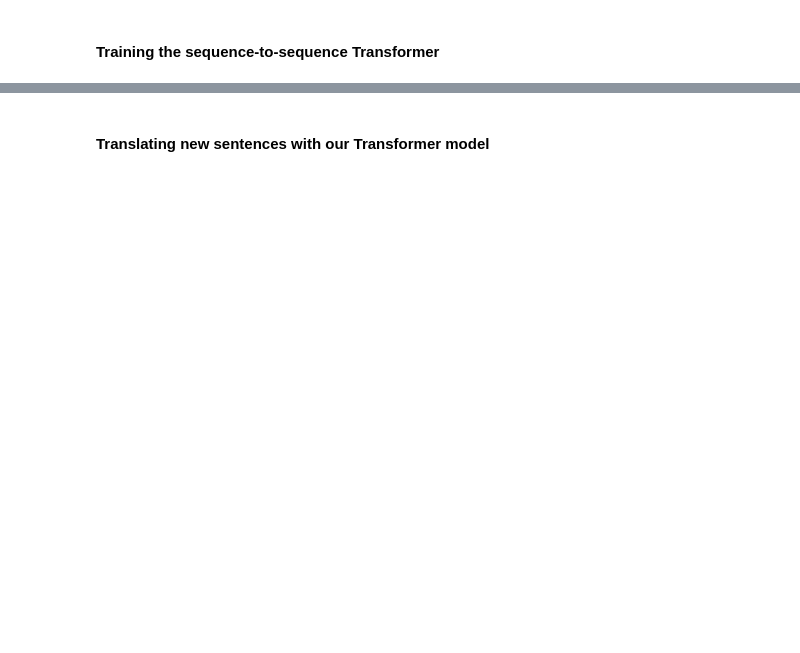
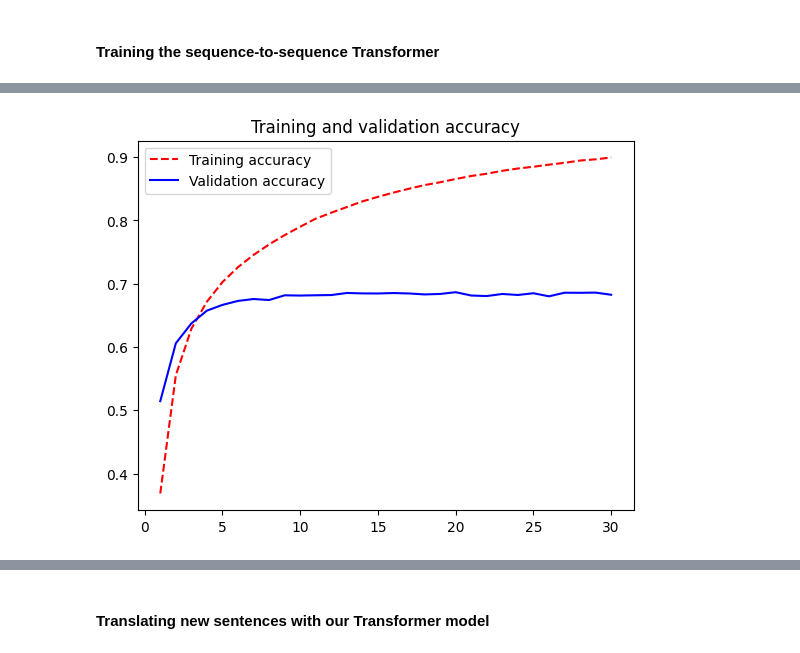
Before and after one commit to arsiliath/DLWP, a Jupyter notebook: lectures/08/chapter15_language-models-and-the-transformer.ipynb, the cells around one changed output, grey strips where cells are left out. Drawn from its saved outputs; the diff is of its cells as text; code cells hidden in the pictures; blank space fills up the shorter version.

```diff
--- a/lectures/08/chapter15_language-models-and-the-transformer.ipynb
+++ b/lectures/08/chapter15_language-models-and-the-transformer.ipynb
@@ -1217,17 +1424,17 @@ NUM_HEAD = 8
 
 encoder_inputs = keras.Input(shape=(None,), dtype="int32", name="english")
 x = PositionalEmbedding(SEQUENCE_LENGTH, VOCAB_SIZE, EMBED_DIM)(encoder_inputs)
-encoder_outputs = TransformerEncoder(EMBED_DIM, INTERMEDIATE_DIM, NUM_HEAD)(
-    source=x,
-    source_mask=encoder_inputs != 0,
+encoder_outputs = TransformerEncoder(INTERMEDIATE_DIM, NUM_HEAD)(
+    inputs=x,
+    padding_mask=encoder_inputs != 0,
 )
 
 decoder_inputs = keras.Input(shape=(None,), dtype="int32", name="spanish")
 x = PositionalEmbedding(SEQUENCE_LENGTH, VOCAB_SIZE, EMBED_DIM)(decoder_inputs)
-x = TransformerDecoder(EMBED_DIM, INTERMEDIATE_DIM, NUM_HEAD)(
-    target=x,
-    source=encoder_outputs,
-    source_mask=encoder_inputs != 0,
+x = TransformerDecoder(INTERMEDIATE_DIM, NUM_HEAD)(
+    decoder_sequence=x,
+    encoder_sequence=encoder_outputs,
+    encoder_padding_mask=encoder_inputs != 0,
 )
 x = keras.layers.Dropout(0.5)(x)
 decoder_outputs = keras.layers.Dense(VOCAB_SIZE, activation="softmax")(x)
@@ -1243,10 +1472,8 @@ transformer.compile(
     weighted_metrics=["accuracy"]
 )
 
-transformer.fit(
+history = transformer.fit(
     train_ds,
-    # epochs=1,
-    # steps_per_epoch=5,
     epochs=30,
     validation_data=val_ds,
     callbacks=[
@@ -1256,5 +1483,4 @@ transformer.fit(
 
         )
     ],
-    verbose=0,
 )
@@ -1260,0 +1505,12 @@ transformer.fit(
+# %%
+accuracy = history.history["accuracy"]
+val_accuracy = history.history["val_accuracy"]
+epochs = range(1, len(accuracy) + 1)
+
+plt.plot(epochs, accuracy, "r--", label="Training accuracy")
+plt.plot(epochs, val_accuracy, "b", label="Validation accuracy")
+plt.title("Training and validation accuracy")
+plt.legend()
+plt.show()
+# %% [output]
+[figure, added]
```
Also changed, not shown: parts of 41 cells of this notebook.
